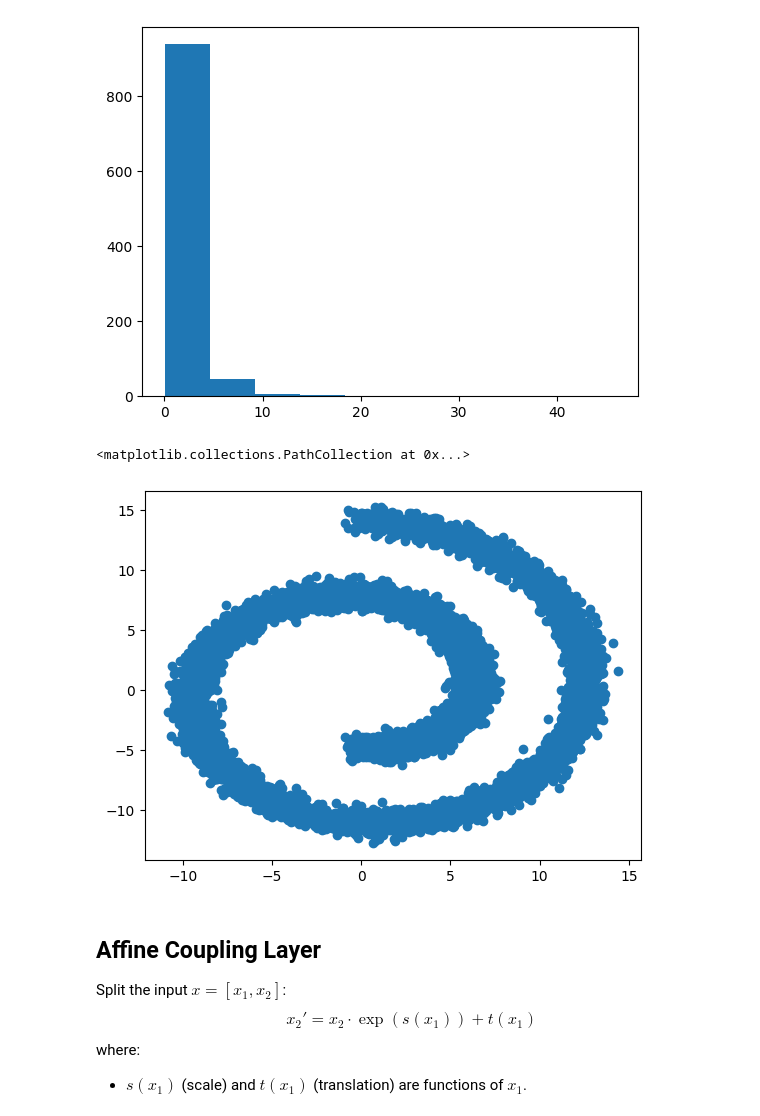
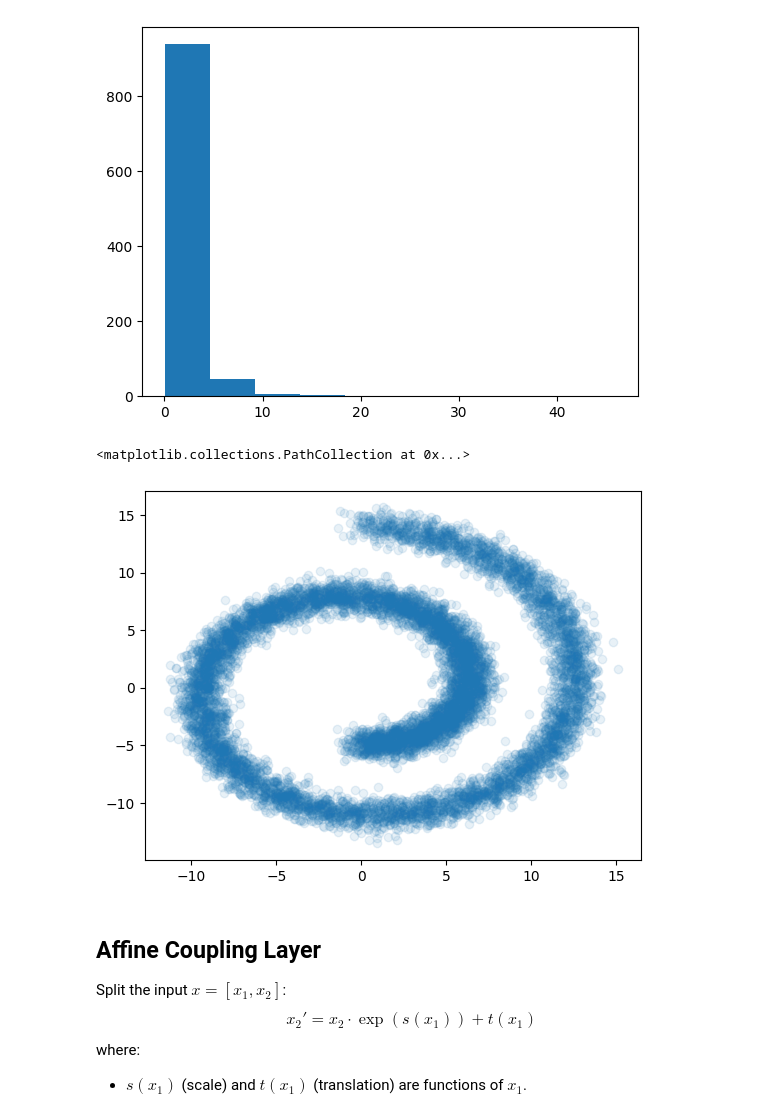
Before and after one commit to andleb/stats607, a Jupyter notebook: lectures/week7/ppl.ipynb, the cells around one changed output. Saved outputs shown, nothing was run; the diff lists cells and outputs as text; code cells hidden in the pictures.

```diff
--- a/lectures/week7/ppl.ipynb
+++ b/lectures/week7/ppl.ipynb
@@ -479,11 +522,11 @@ plt.hist(vmap(pos.sample)(jax.random.split(key, 1000)))
 [figure]
 # %%
 from sklearn.datasets import make_swiss_roll
-X, t = make_swiss_roll(noise=.5, random_state=0, n_samples=10000)
-plt.scatter(X[:, 0], X[:, 2])
+X, t = make_swiss_roll(noise=.7, random_state=0, n_samples=10000)
+plt.scatter(X[:, 0], X[:, 2], alpha=0.1)
 # %% [output]
 <matplotlib.collections.PathCollection at 0x...>
-[figure, old version]
+[figure, new version]
 # %%
 base = BaseDistr(
     partial(jax.random.normal, shape=(2,)),
```
Also changed, not shown: parts of 40 cells of this notebook, 10 other files.
